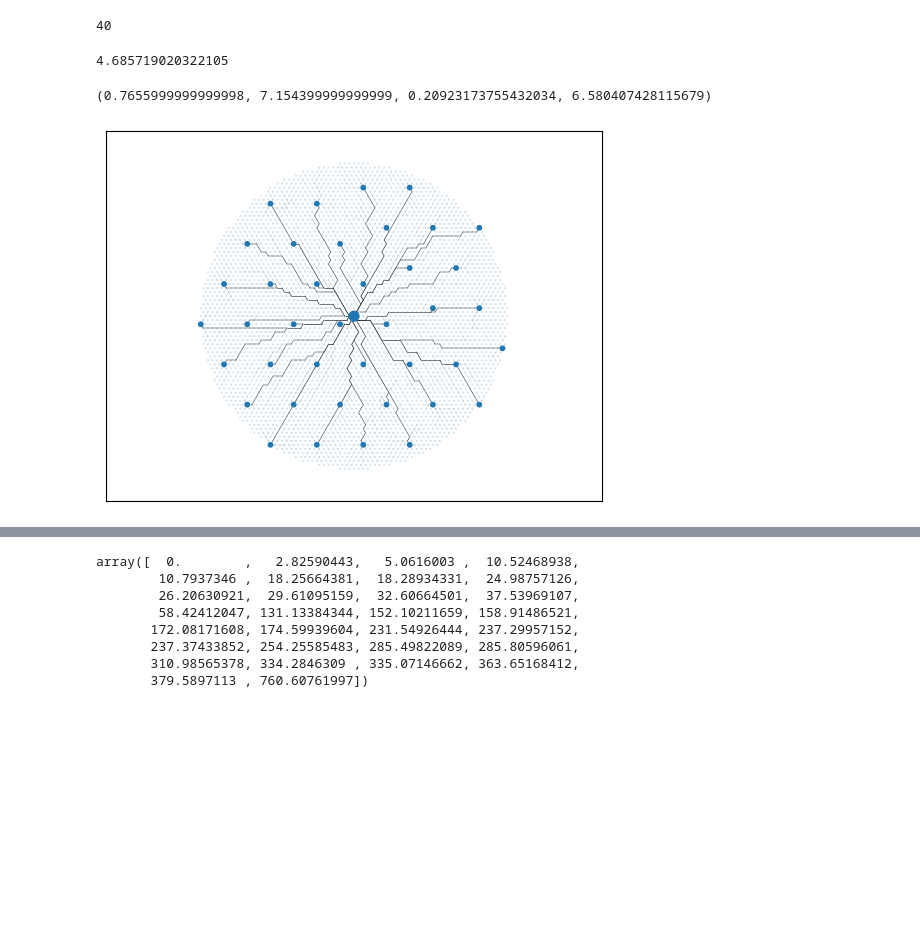
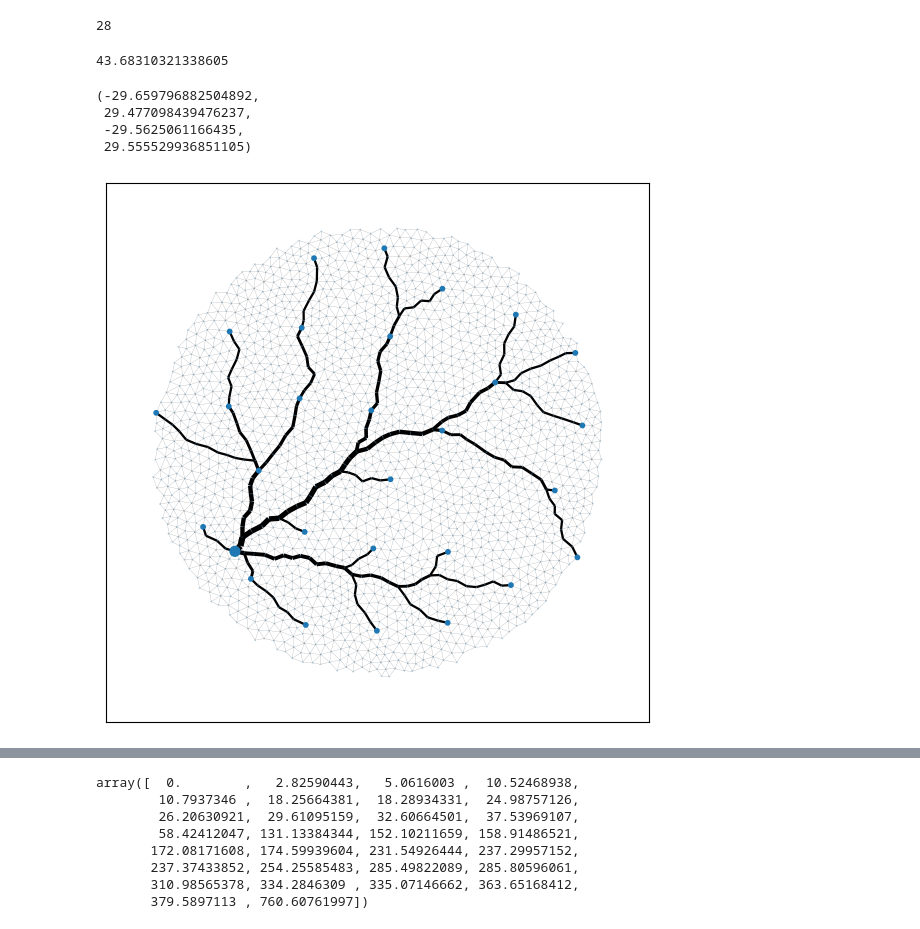
Before and after one commit to ellamichelleking/networks, a Jupyter notebook: src/visualize_network.ipynb, the cells around one changed output, grey strips where cells are left out. Drawn from its saved outputs; the diff is of its cells as text; code cells hidden in the pictures; blank space fills up the shorter version.

Commit message:
update phase diagrams

```diff
--- a/src/visualize_network.ipynb
+++ b/src/visualize_network.ipynb
@@ -13,23 +13,44 @@ from phase_diagrams import get_sinks, remove_edges, make_ellipse_netw#, netw_to_
 # %%
 N_nodes = 10000
 ellipse_ratio = 1.0
-insertion_point_str = 'center'
+insertion_point_str = 'partly_left' #'left' 'partly_left' 'center'
 edge_len = 0.8
+replicate = 0
+triangular_lattice=False
 
-replicate = 1
+#filebase = '../data/parallel_expgrowth_'
+filebase = '../../ceph/expgrowth_'
+if triangular_lattice:
+    filebase = '../data/triangular_lattice/expgrowth_'
+
+kappa = 0.21544347 #0.001
+rho = 35.93813664 #21.54435 #4.64159 #1.6681 #7.74264
+
+
+kappa = np.round(kappa, 5)
+rho = np.round(rho, 5)
 # %%
-K = np.loadtxt(f'../data/expgrowth_el{ellipse_ratio}_ip{insertion_point_str}/Ks/K_kappa0.001_rho1.0_replicate{replicate}.txt')
-sinks = np.loadtxt(f'../data/expgrowth_el{ellipse_ratio}_ip{insertion_point_str}/sink_nodes/sink_nodes_kappa0.001_rho1.0_replicate{replicate}.txt')
+K = np.loadtxt(filebase + f'el{ellipse_ratio}_ip{insertion_point_str}/Ks/K_kappa{kappa}_rho{rho}_replicate{replicate}.txt')
+sinks = np.loadtxt(filebase + f'el{ellipse_ratio}_ip{insertion_point_str}/sink_nodes/sink_nodes_kappa{kappa}_rho{rho}_replicate{replicate}.txt')
 sinks = np.array(sinks, dtype=int)
 len(sinks)
 # %% [output]
-40
+28
 # %%
-nodes = triangular_lattice_pts(N_nodes, 0.08)
-edges = get_edges(nodes)
+circle_cutoff = 0.5
+if ellipse_ratio == 1.0:
+    circle_cutoff = 0.35
+
+if triangular_lattice:
+    nodes = triangular_lattice_pts(N_nodes, 0.08)
+    edges = get_edges(nodes)
+else:
+    nodes = np.loadtxt('../lattices/nodes_10k_v2.txt')
+    edges = np.loadtxt('../lattices/edges_10k_v2.txt')
 netw_ = network_from_edges_and_nodes(edges, nodes)
-netw = make_ellipse_netw(netw_, 0.5, 0.5)
+netw = make_ellipse_netw(netw_, circle_cutoff, circle_cutoff)
 netw = make_ellipse_netw(netw, 1.0, ellipse_ratio)
+# netw = make_ellipse_netw(netw, 1.0, 0.5)
 # %%
 def sqrt_area_of_network(netw, ellipse_ratio):
     inds = network_indices(netw)
@@ -42,27 +63,31 @@ def sqrt_area_of_network(netw, ellipse_ratio):
 
 sqrt_area_of_network(netw, ellipse_ratio)
 # %% [output]
-4.685719020322105
+43.68310321338605
 # %%
 inds = network_indices(netw)
 insertion_point = inds[insertion_point_str]
+plt.figure(figsize=(7,7))
 
 G = nx.Graph()
 node_pos = netw.pos
 node_dict = {}
 for n in np.arange(len(node_pos)):
     node_dict[n] = node_pos[n]
 
 edges = netw.edgelist
 G.add_nodes_from(np.arange(len(node_pos)))
 G.add_edges_from(edges)
 
 sizes = np.ones(len(node_pos))*0.01
 sizes[sinks] = 10.0
 sizes[insertion_point]=50.0
 
-nx.draw_networkx(G, pos=node_dict, width=K**0.25, with_labels=False, node_size=sizes);
+nx.draw_networkx(G, pos=node_dict, width=5*K**0.25, with_labels=False, node_size=sizes);
 plt.axis('equal')
 # %% [output]
-(0.7655999999999998, 7.154399999999999, 0.20923173755432034, 6.580407428115679)
+(-29.659796882504892,
+ 29.477098439476237,
+ -29.5625061166435,
+ 29.555529936851105)
-[figure, old version]
+[figure, new version]
```
Also changed, not shown: parts of 2 cells of this notebook, 1 other file.
